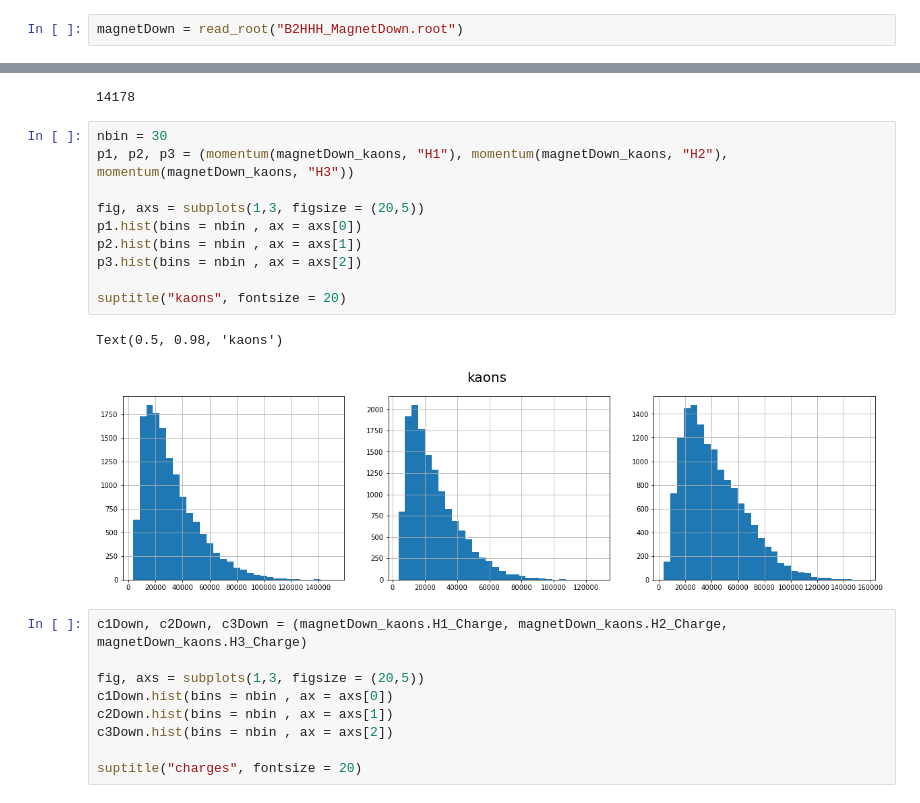
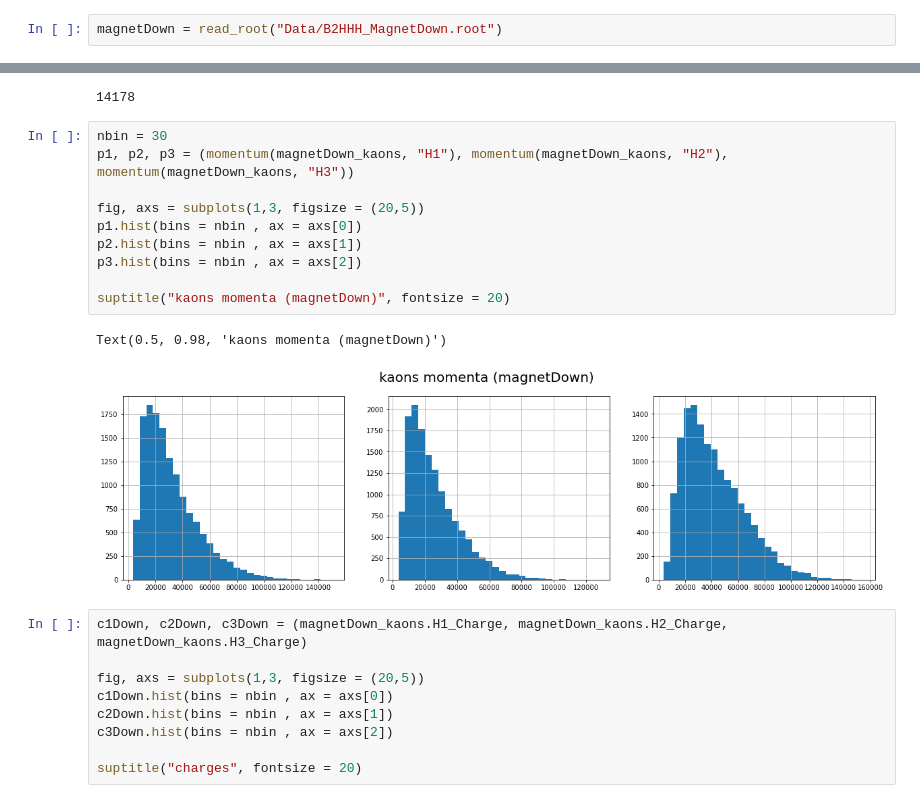
Before and after one commit to jjpereirab/B2HHH_2022_1, a Jupyter notebook: exploring_datasets_python.ipynb, the cells around one changed output, grey strips where cells are left out. Saved outputs shown, nothing was run; the diff lists cells and outputs as text.

```diff
--- a/exploring_datasets_python.ipynb
+++ b/exploring_datasets_python.ipynb
@@ -93,7 +92,7 @@ magnetUp_kaons[(c1up + c2up + c3up) == 1]
 # %% [markdown]
 # Magnet Down only
 # %%
-magnetDown = read_root("B2HHH_MagnetDown.root")
+magnetDown = read_root("Data/B2HHH_MagnetDown.root")
 # %%
 magnetDown_kaons = magnetDown.query(preselection_kaons)
 magnetDown_kaons.shape[0]
@@ -102,16 +101,16 @@ magnetDown_kaons.shape[0]
 # %%
 nbin = 30
 p1, p2, p3 = (momentum(magnetDown_kaons, "H1"), momentum(magnetDown_kaons, "H2"), momentum(magnetDown_kaons, "H3"))
 
 fig, axs = subplots(1,3, figsize = (20,5))
 p1.hist(bins = nbin , ax = axs[0])
 p2.hist(bins = nbin , ax = axs[1])
 p3.hist(bins = nbin , ax = axs[2])
 
-suptitle("kaons", fontsize = 20)
+suptitle("kaons momenta (magnetDown)", fontsize = 20)
 # %% [output]
-Text(0.5, 0.98, 'kaons')
+Text(0.5, 0.98, 'kaons momenta (magnetDown)')
-[figure, old version]
+[figure, new version]
 # %%
 c1Down, c2Down, c3Down = (magnetDown_kaons.H1_Charge, magnetDown_kaons.H2_Charge, magnetDown_kaons.H3_Charge)
 
```
Also changed, not shown: parts of 16 cells of this notebook, 2 other files.
